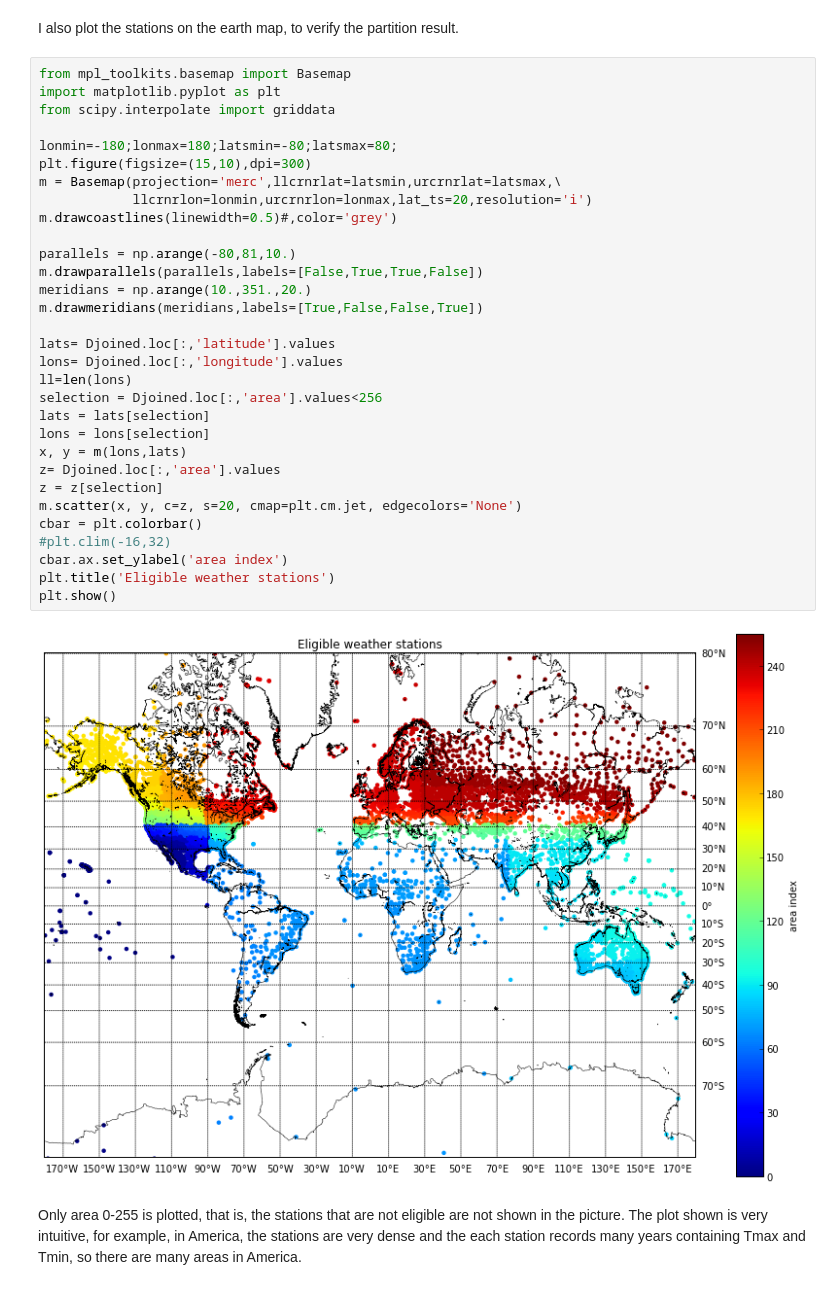
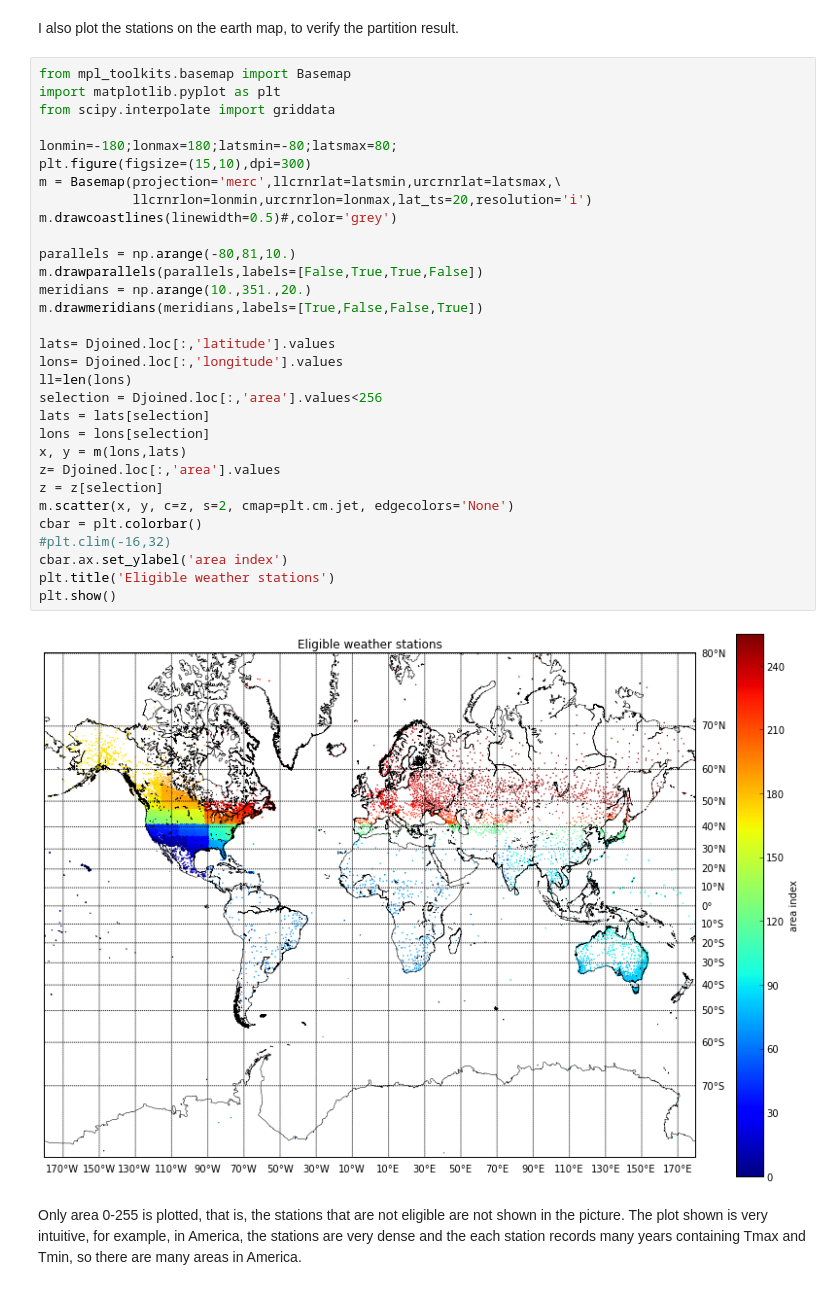
Before and after one commit to feiyu1990/UCSD_BigData, a Jupyter notebook: notebooks/weather.mapreduce/my_hw2.ipynb, the cells around one changed output. Saved outputs shown, nothing was run; the diff lists cells and outputs as text.

```diff
--- a/notebooks/weather.mapreduce/my_hw2.ipynb
+++ b/notebooks/weather.mapreduce/my_hw2.ipynb
@@ -189,35 +213,35 @@ I also plot the stations on the earth map, to verify the partition result.
 from mpl_toolkits.basemap import Basemap
 import matplotlib.pyplot as plt
 from scipy.interpolate import griddata
 
 lonmin=-180;lonmax=180;latsmin=-80;latsmax=80;
 plt.figure(figsize=(15,10),dpi=300)
 m = Basemap(projection='merc',llcrnrlat=latsmin,urcrnrlat=latsmax,\
             llcrnrlon=lonmin,urcrnrlon=lonmax,lat_ts=20,resolution='i')
 m.drawcoastlines(linewidth=0.5)#,color='grey')
 
 parallels = np.arange(-80,81,10.)
 m.drawparallels(parallels,labels=[False,True,True,False])
 meridians = np.arange(10.,351.,20.)
 m.drawmeridians(meridians,labels=[True,False,False,True])
 
 lats= Djoined.loc[:,'latitude'].values
 lons= Djoined.loc[:,'longitude'].values
 ll=len(lons)
 selection = Djoined.loc[:,'area'].values<256
 lats = lats[selection]
 lons = lons[selection]
 x, y = m(lons,lats)
 z= Djoined.loc[:,'area'].values
 z = z[selection]
-m.scatter(x, y, c=z, s=20, cmap=plt.cm.jet, edgecolors='None')
+m.scatter(x, y, c=z, s=2, cmap=plt.cm.jet, edgecolors='None')
 cbar = plt.colorbar()
 #plt.clim(-16,32)
 cbar.ax.set_ylabel('area index')
 plt.title('Eligible weather stations')
 plt.show()
 # %% [output]
-[figure, old version]
+[figure, new version]
 # %% [markdown]
 Only area 0-255 is plotted, that is, the stations that are not eligible are not shown in the picture. The plot shown is very intuitive, for example, in America, the stations are very dense and the each station records many years containing Tmax and Tmin, so there are many areas in America.
 # %% [markdown]
```
Also changed, not shown: parts of 3 cells of this notebook, 1 other file.
